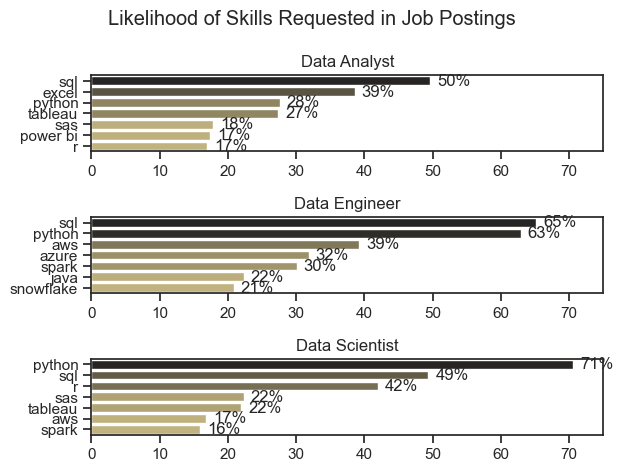
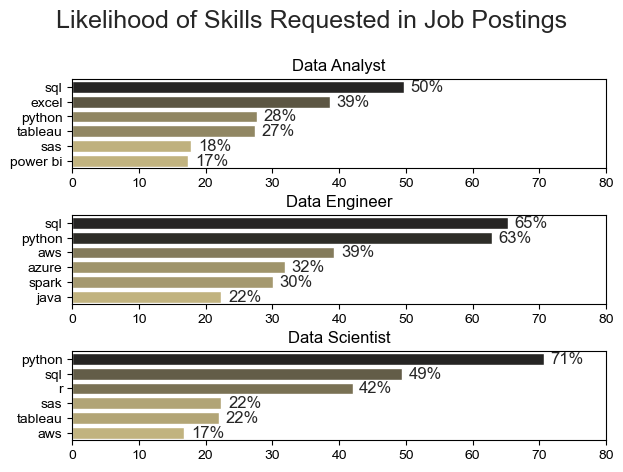
Code edit (unified diff) that turned the first committed figure into the second:
--- before
+++ after
@@ -6,5 +6,5 @@
 
 for i, job_title in enumerate(job_titles):
-    df_plot = df_skills_percent[df_skills_percent['job_title_short'] == job_title].head(7)
+    df_plot = df_skills_percent[df_skills_percent['job_title_short'] == job_title].head(6)
     #Matplotlib chart
     #df_plot.plot(kind='barh', x='job_skills', y='skill_percent', ax=ax[i], title=job_title)
@@ -14,6 +14,6 @@
     ax[i].set_ylabel('')
     ax[i].set_xlabel('')
-    ax[i].legend().set_visible(False)
-    ax[i].set_xlim(0, 75)
+    ax[i].legend().remove()
+    ax[i].set_xlim(0, 80)
 
     #Loop for showing the % of each skill
@@ -21,5 +21,5 @@
         ax[i].text(v + 1, n, f'{v:.0f}%', va='center')
 
-fig.suptitle('Likelihood of Skills Requested in Job Postings')
-fig.tight_layout()
+fig.suptitle('Likelihood of Skills Requested in Job Postings', fontsize=18)
+fig.tight_layout(h_pad=0.3)
 plt.show()

Commit: minor changes to README file